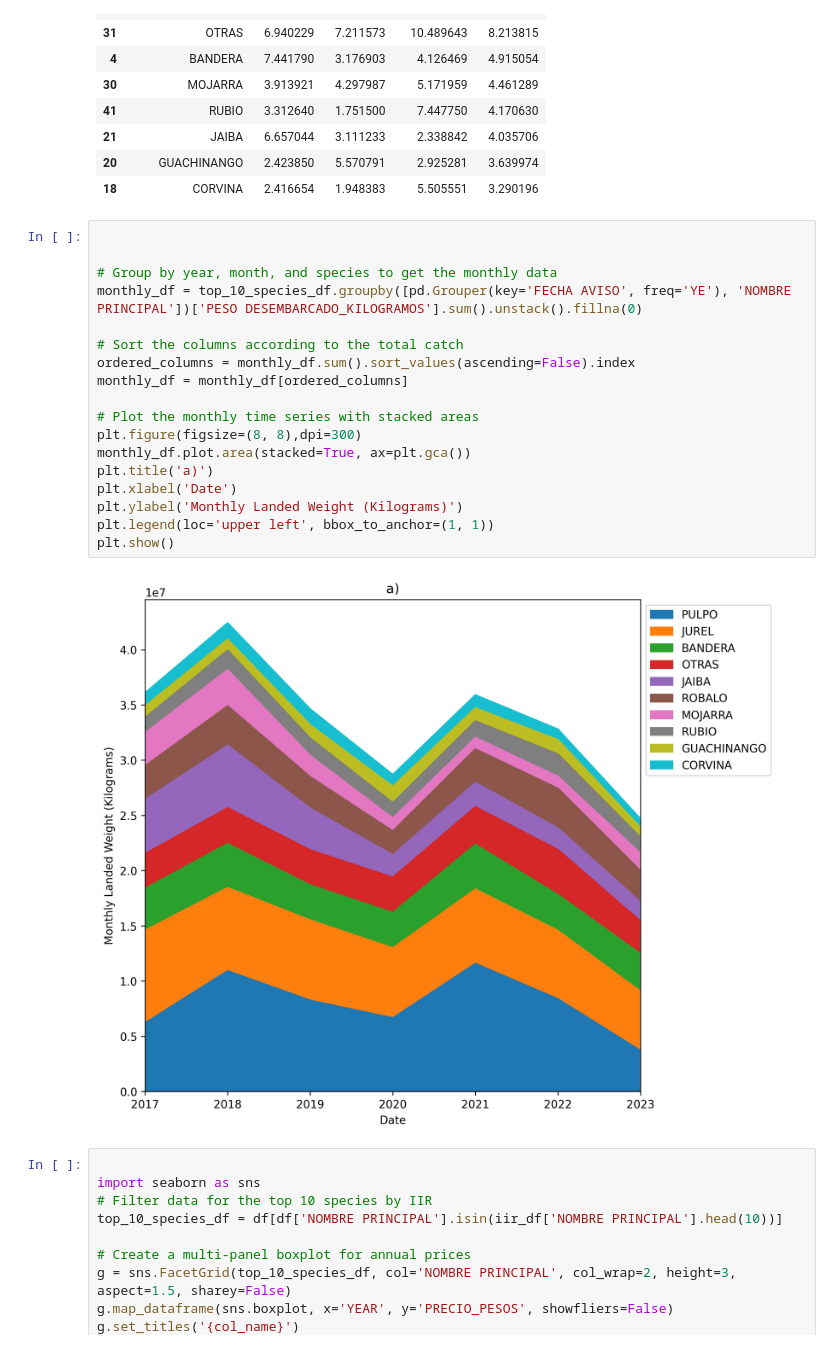
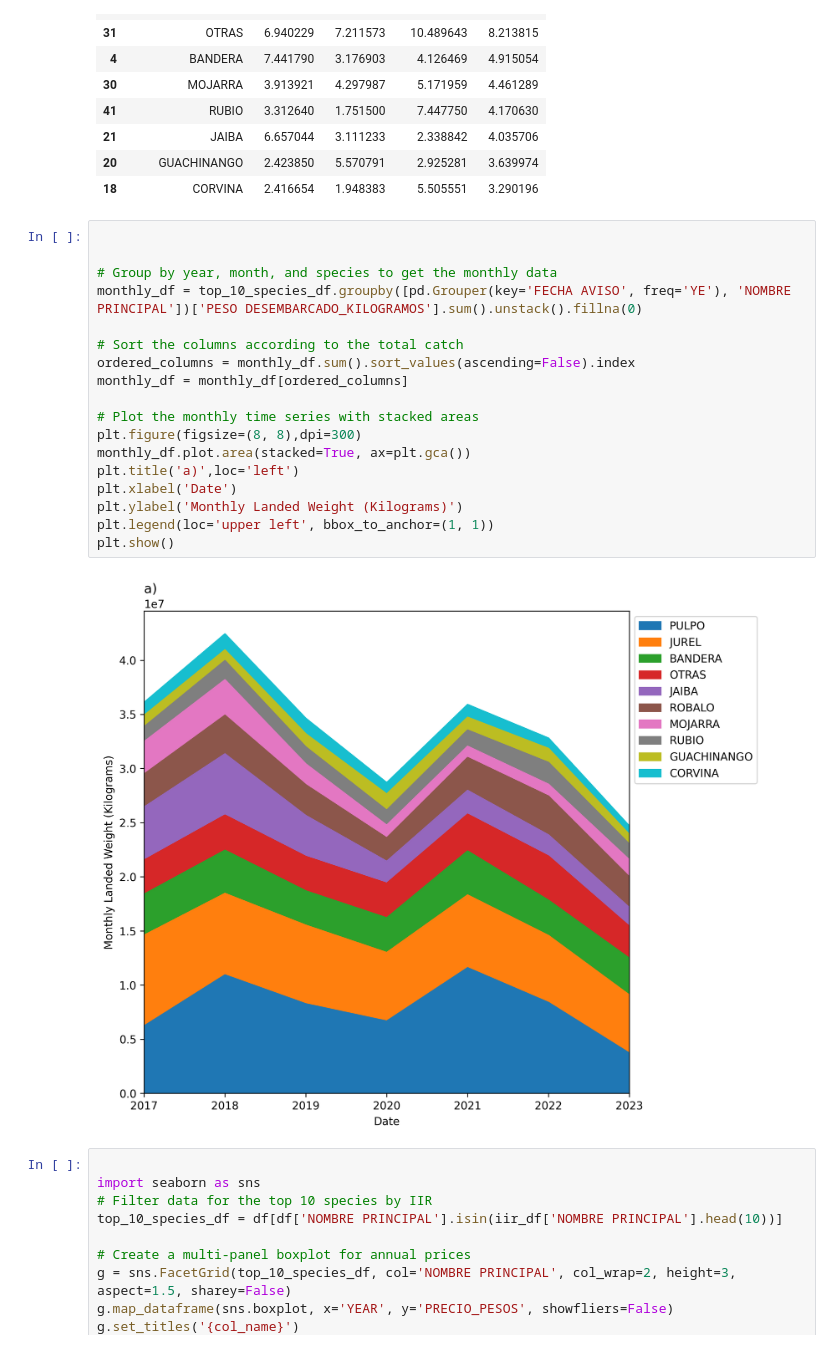
Before and after one commit to Marine-Data-Lab/Nemos_vms_analisys, a Jupyter notebook: analisis_capitulo_pepe.ipynb, the cells around one changed output. Cells and saved outputs as stored; diff of their text form.

```diff
--- a/analisis_capitulo_pepe.ipynb
+++ b/analisis_capitulo_pepe.ipynb
@@ -72,23 +72,23 @@ iir_df[:10]
 # %%
 
 
 # Group by year, month, and species to get the monthly data
 monthly_df = top_10_species_df.groupby([pd.Grouper(key='FECHA AVISO', freq='YE'), 'NOMBRE PRINCIPAL'])['PESO DESEMBARCADO_KILOGRAMOS'].sum().unstack().fillna(0)
 
 # Sort the columns according to the total catch
 ordered_columns = monthly_df.sum().sort_values(ascending=False).index
 monthly_df = monthly_df[ordered_columns]
 
 # Plot the monthly time series with stacked areas
 plt.figure(figsize=(8, 8),dpi=300)
 monthly_df.plot.area(stacked=True, ax=plt.gca())
-plt.title('a)')
+plt.title('a)',loc='left')
 plt.xlabel('Date')
 plt.ylabel('Monthly Landed Weight (Kilograms)')
 plt.legend(loc='upper left', bbox_to_anchor=(1, 1))
 plt.show()
 # %% [output]
-[figure, old version]
+[figure, new version]
 # %%
 
 import seaborn as sns
```
Also changed, not shown: 2 other files.
